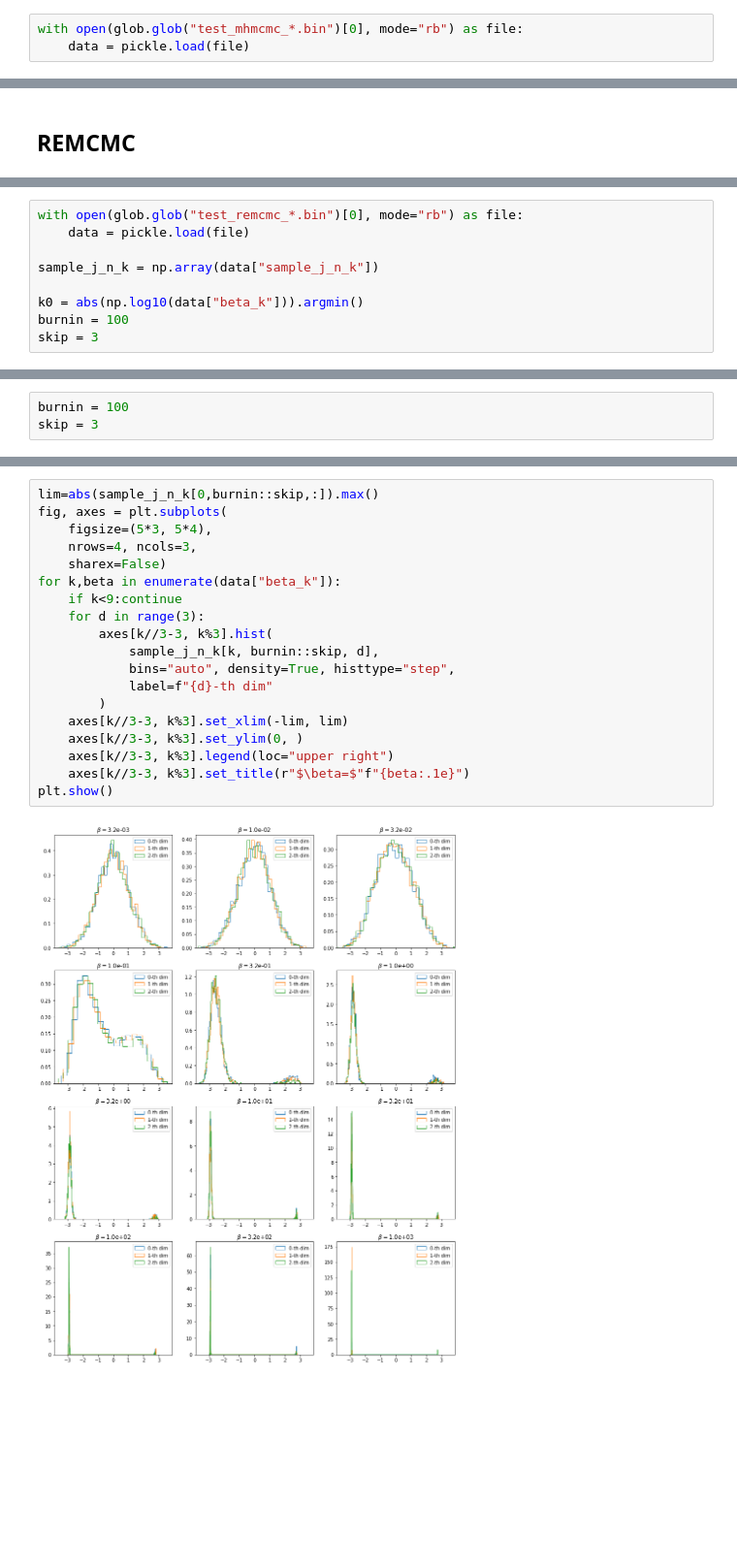
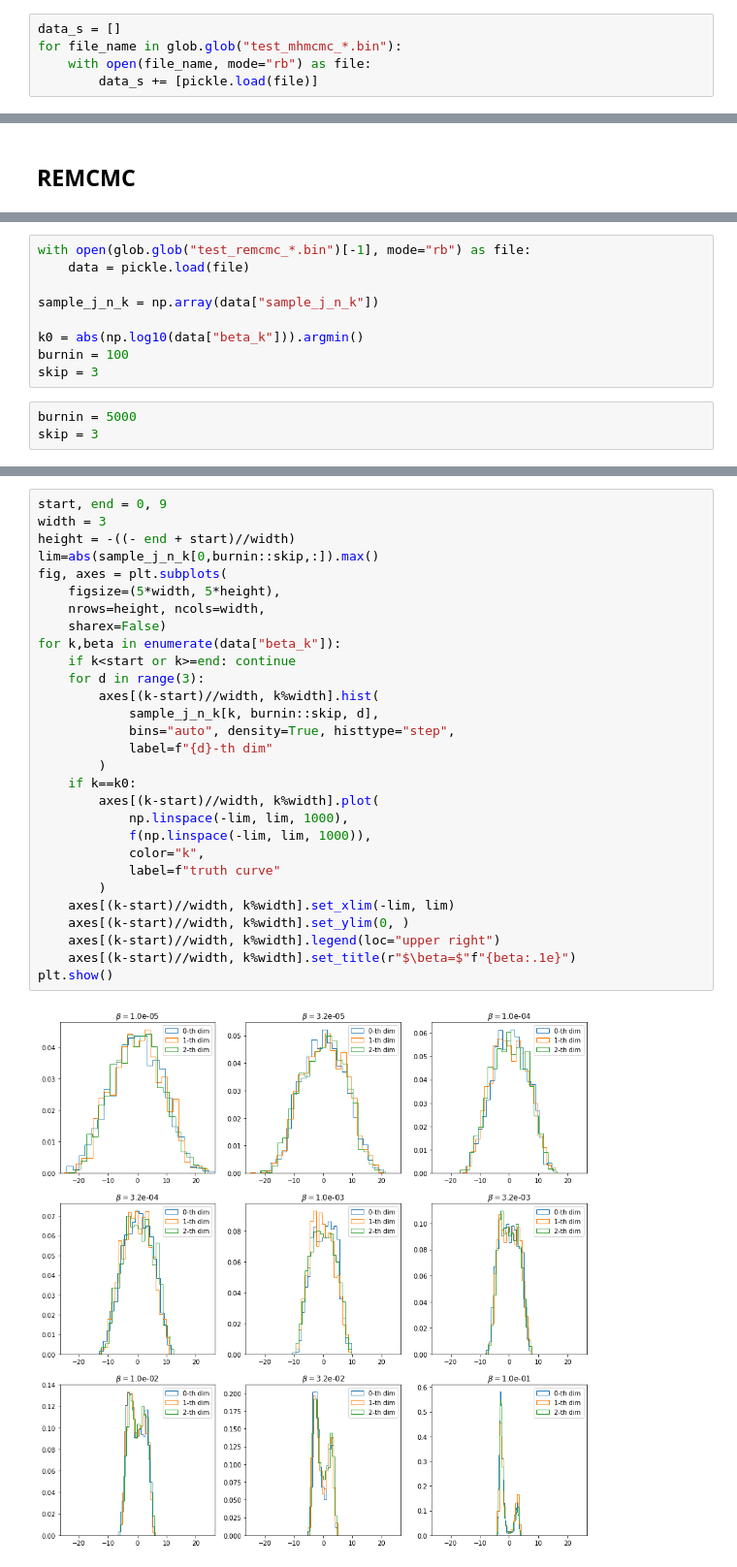
Before and after one commit to Y-Saki26/remcmc, a Jupyter notebook: benchmark/REMCMC_benchmark.ipynb, the cells around one changed output, grey strips where cells are left out. Shown at 97% size. Drawn from its saved outputs; the diff is of its cells as text; blank space fills up the shorter version.

```diff
--- a/benchmark/REMCMC_benchmark.ipynb
+++ b/benchmark/REMCMC_benchmark.ipynb
@@ -26,3 +53,5 @@ import matplotlib.pyplot as plt
 # %%
-with open(glob.glob("test_mhmcmc_*.bin")[0], mode="rb") as file:
-    data = pickle.load(file)
+data_s = []
+for file_name in glob.glob("test_mhmcmc_*.bin"):
+    with open(file_name, mode="rb") as file:
+        data_s += [pickle.load(file)]
@@ -57,5 +134,5 @@ $(2.74680, 2.74680, 2.74680)$付近にトラップされて抜け出せていな
 # %%
-with open(glob.glob("test_remcmc_*.bin")[0], mode="rb") as file:
+with open(glob.glob("test_remcmc_*.bin")[-1], mode="rb") as file:
     data = pickle.load(file)
 
 sample_j_n_k = np.array(data["sample_j_n_k"])
@@ -63,6 +140,9 @@ sample_j_n_k = np.array(data["sample_j_n_k"])
 k0 = abs(np.log10(data["beta_k"])).argmin()
 burnin = 100
 skip = 3
+# %%
+burnin = 5000
+skip = 3
 # %%
 plt.figure(figsize=(6,6))
 plt.scatter(
@@ -92,3 +204,0 @@ array([1.00000000e-07, 3.16227766e-07, 1.00000000e-06, 3.16227766e-06,
-# %%
-burnin = 100
-skip = 3
@@ -118,21 +235,31 @@ plt.show()
 # %%
+start, end = 0, 9
+width = 3
+height = -((- end + start)//width)
 lim=abs(sample_j_n_k[0,burnin::skip,:]).max()
 fig, axes = plt.subplots(
-    figsize=(5*3, 5*4),
-    nrows=4, ncols=3,
+    figsize=(5*width, 5*height),
+    nrows=height, ncols=width,
     sharex=False)
 for k,beta in enumerate(data["beta_k"]):
-    if k<9:continue
+    if k<start or k>=end: continue
     for d in range(3):
-        axes[k//3-3, k%3].hist(
+        axes[(k-start)//width, k%width].hist(
             sample_j_n_k[k, burnin::skip, d],
             bins="auto", density=True, histtype="step",
             label=f"{d}-th dim"
         )
-    axes[k//3-3, k%3].set_xlim(-lim, lim)
-    axes[k//3-3, k%3].set_ylim(0, )
-    axes[k//3-3, k%3].legend(loc="upper right")
-    axes[k//3-3, k%3].set_title(r"$\beta=$"f"{beta:.1e}")
+    if k==k0:
+        axes[(k-start)//width, k%width].plot(
+            np.linspace(-lim, lim, 1000),
+            f(np.linspace(-lim, lim, 1000)),
+            color="k",
+            label=f"truth curve"
+        )
+    axes[(k-start)//width, k%width].set_xlim(-lim, lim)
+    axes[(k-start)//width, k%width].set_ylim(0, )
+    axes[(k-start)//width, k%width].legend(loc="upper right")
+    axes[(k-start)//width, k%width].set_title(r"$\beta=$"f"{beta:.1e}")
 plt.show()
 # %% [output]
-[figure, old version]
+[figure, new version]
```
Also changed, not shown: parts of 28 cells of this notebook, 2 other files.
